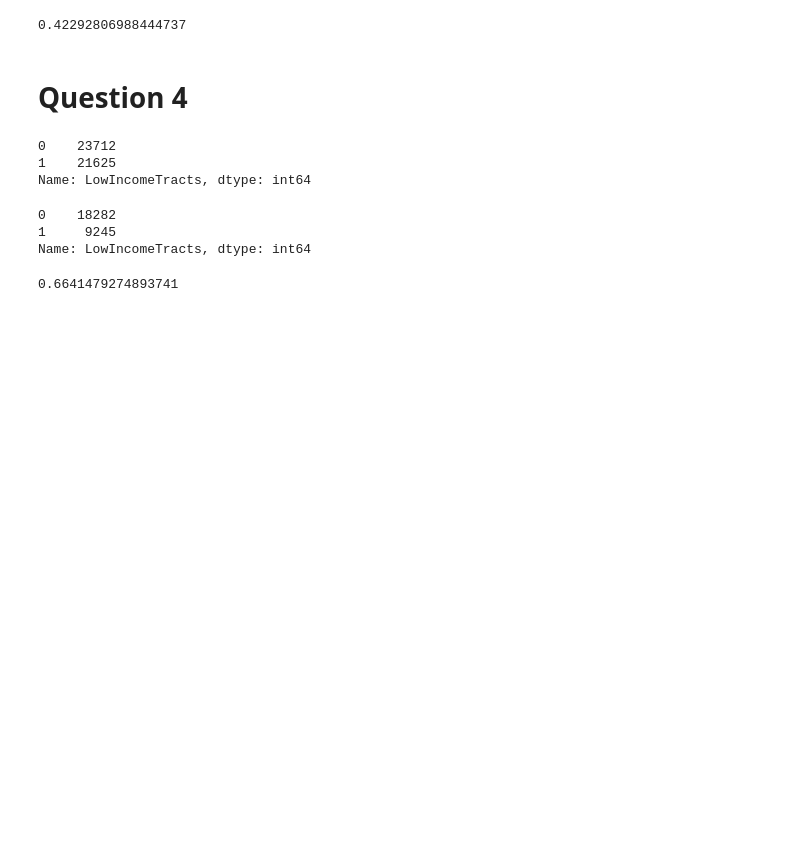
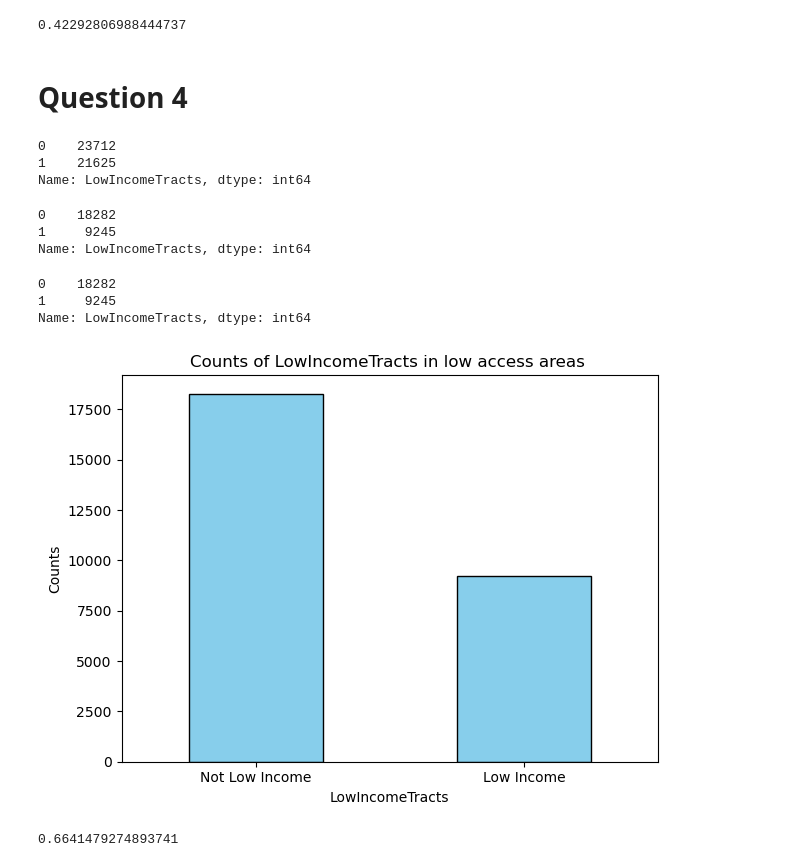
Before and after one commit to Keerthana0620/DATS6101-Intro-to-DataScience-Project1, a Jupyter notebook: EDA.ipynb, the cells around one changed output. Saved outputs shown, nothing was run; the diff lists cells and outputs as text; code cells hidden in the pictures; blank space fills up the shorter version.

```diff
--- a/EDA.ipynb
+++ b/EDA.ipynb
@@ -345,6 +345,29 @@ data[data["LA1and10"] == 1]["LowIncomeTracts"].value_counts()
 0    18282
 1     9245
 Name: LowIncomeTracts, dtype: int64
+# %%
+value_counts = data[data["LA1and10"] == 1]["LowIncomeTracts"].value_counts()
+# %%
+value_counts
+# %% [output]
+0    18282
+1     9245
+Name: LowIncomeTracts, dtype: int64
+# %%
+value_counts.plot(kind='bar', color='skyblue', edgecolor='black')
+plt.title("Counts of LowIncomeTracts in low access areas ")
+plt.xlabel("LowIncomeTracts")
+plt.ylabel("Counts")
+plt.xticks(rotation=0)
+
+# Setting custom x-axis labels
+labels = ["Not Low Income" if value == 0 else "Low Income" if value == 1 else value for value in value_counts.index]
+plt.xticks(ticks=range(len(value_counts.index)), labels=labels)
+
+plt.tight_layout()
+plt.show()
+# %% [output]
+[figure, added]
 # %%
 18282/(9245 + 18282)
 # %% [output]
```
Also changed, not shown: parts of 74 cells of this notebook, 14 other files.
